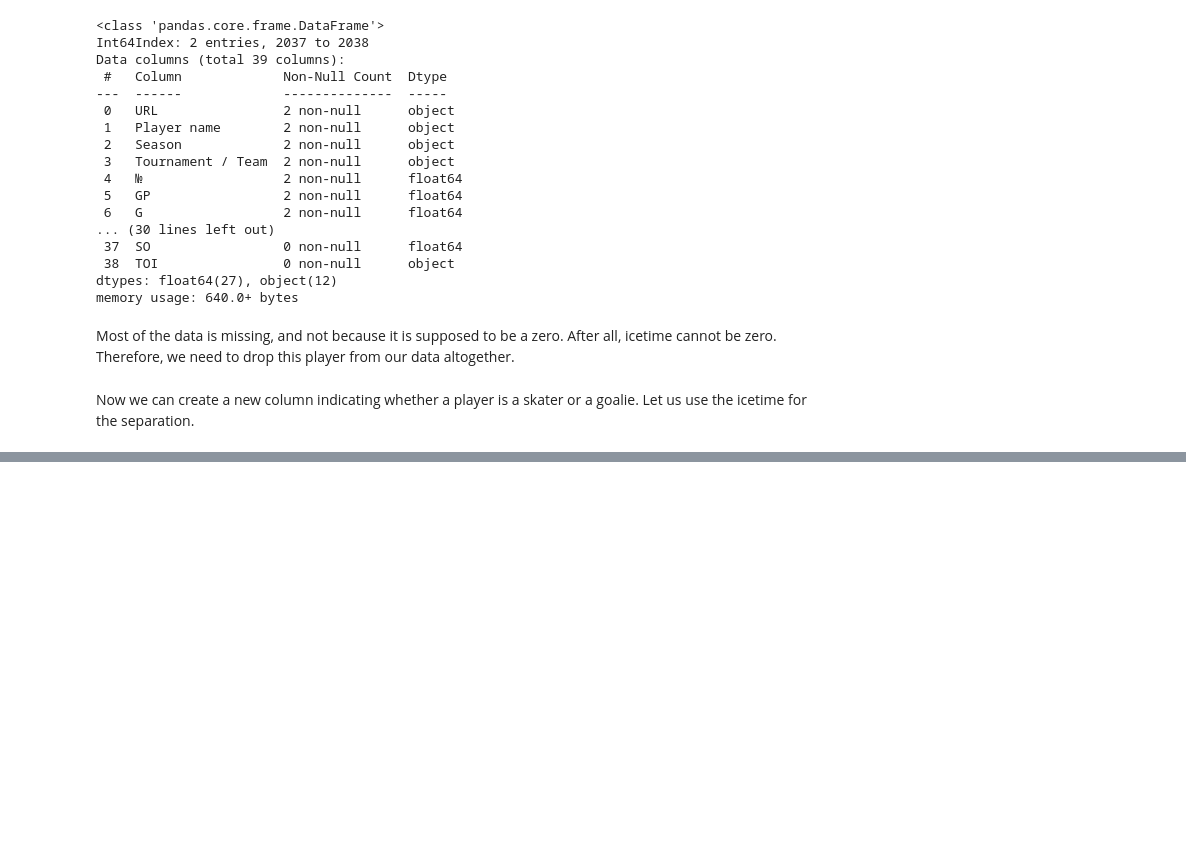
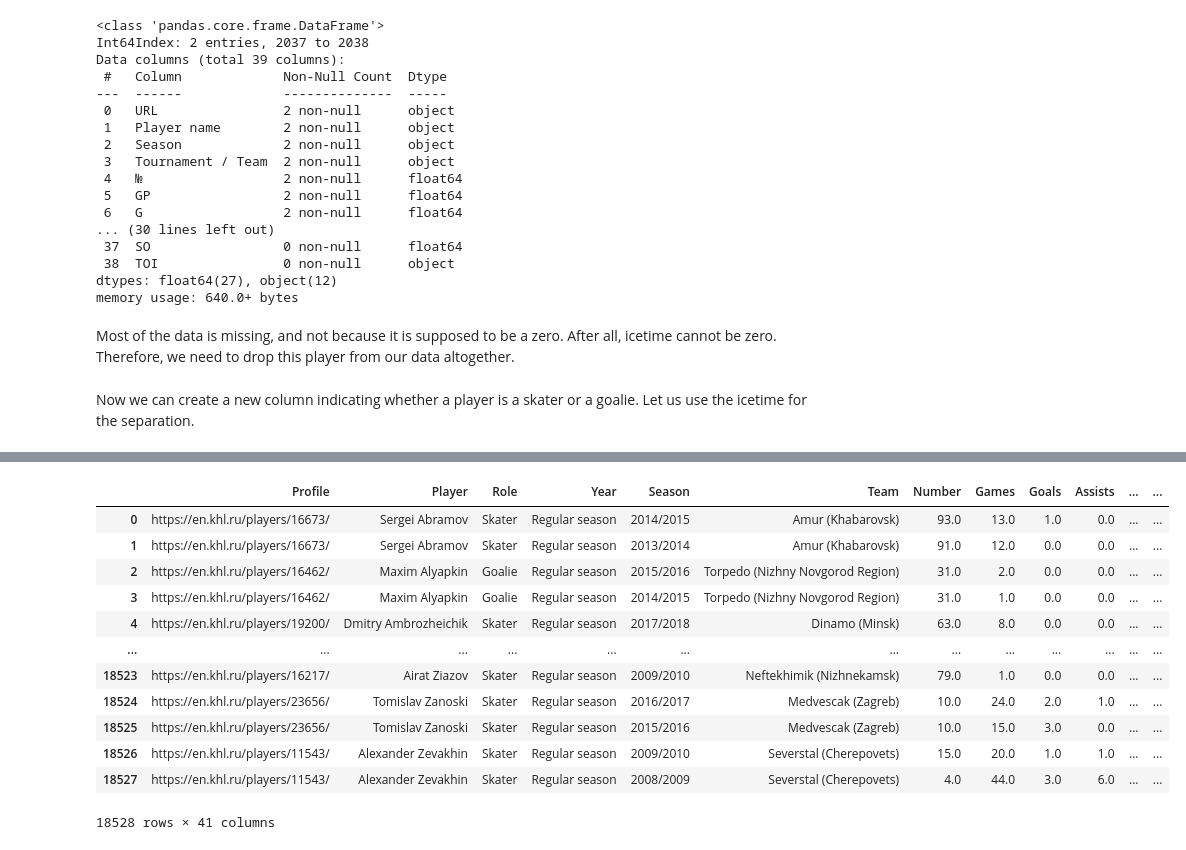
Before and after one commit to Dark-Hobbit/khl, a Jupyter notebook: stage_2/players_processing_season.ipynb, the cells around one changed output, grey strips where cells are left out. Saved outputs shown, nothing was run; the diff lists cells and outputs as text; code cells hidden in the pictures; blank space fills up the shorter version.

```diff
--- a/stage_2/players_processing_season.ipynb
+++ b/stage_2/players_processing_season.ipynb
@@ -14,7 +14,7 @@ This notebook is going to focus on processing the players' season statistics onl
 # Unlike in the Stage 1 notebooks, we are going to create new variables rather than perform the operations in-place here.
 # The reason is that we might need to review the original data during processing.
 
-raw_players_season = pd.read_csv('raw_players_season.csv')
+raw_players_season = pd.read_csv('../raw_data/raw_players_season.csv')
 # %%
 # Does everything seem to be alright with the data?
 
@@ -101,6 +99,12 @@ memory usage: 640.0+ bytes
 # %% [markdown]
 Most of the data is missing, and not because it is supposed to be a zero. After all, icetime cannot be zero. Therefore, we need to drop this player from our data altogether.
 # %%
-player_season = raw_players_season[raw_players_season['URL'] != 'https://en.khl.ru/players/29144/']
+# Once again, we are using the profile link as primary key due to a possibility of matching names.
+
+players_season = raw_players_season[raw_players_season['URL'] != 'https://en.khl.ru/players/29144/']
 # %% [markdown]
 Now we can create a new column indicating whether a player is a skater or a goalie. Let us use the icetime for the separation.
+# %%
+# Total ice time is only tracked for goalies, so skaters are supposed to have it as null.
+
+players_season['Role'] = np.where(players_season['TOI'].isnull(), 'Skater', 'Goalie')
@@ -106,0 +156,49 @@ Now we can create a new column indicating whether a player is a skater or a goal
+# %%
+# Apparently, only the Nadezhda Cup that has run in 2012/2013 and 2013/2014 seasons.
+
+players_season = players_season[~players_season['Season'].isin(['Nadezhda Cup 2012/2013', 'Nadezhda Cup 2013/2014'])]
+
+# We still have players left with no games recorded in the official matches.
+
+players_season = players_season[players_season['GP'] > 0]
+
+# Separating the 'Season' column into the type of season and the years would allow us to more easily sort it.
+
+players_season['Year'] = players_season['Season'].apply(lambda x: x[:-10])
+players_season['Season'] = players_season['Season'].apply(lambda x: x[-9:])
+
+# We should move the 'Role' and 'Year' columns to be after profile link and player name.
+
+columns = players_season.columns
+
+players_season = players_season[[col for col in columns[:2]] + ['Role', 'Year'] + [col for col in columns[2:-2]]]
+
+# The current column names are not very informative, are they?
+
+header = ['Profile', 'Player', 'Role', 'Year', 'Season', 'Team', 'Number', 'Games', 'Goals', 'Assists', 'Points', 'Plus_minus',
+          'Plus', 'Minus', 'Penalties', 'Goals_even', 'Goals_powerplay', 'Goals_shorthanded', 'Goals_overtime',
+          'Game_winning_goals', 'Game_winning_shootouts', 'Shots', 'Shots_percentage', 'Shots_game', 'Faceoffs', 'Faceoffs_won',
+         'Faceoffs_percentage', 'Icetime_game', 'Shifts_game', 'Hits', 'Shots_blocked', 'Penalties_against', 'Wins',
+          'Losses', 'Shootouts', 'Goals_against', 'Saves', 'Saves_percentage', 'Goals_against_average', 'Shutouts', 'Icetime']
+
+players_season.columns = header
+
+# Cleaning up the dataframe.
+
+players_season = players_season.reset_index(drop=True)
+# %%
+players_season
+# %% [output]
+|  | Profile | Player | Role | Year | Season | Team | Number | Games | Goals | Assists | ... | ... |
+| 0 | https://en.khl.ru/players/16673/ | Sergei Abramov | Skater | Regular season | 2014/2015 | Amur (Khabarovsk) | 93.0 | 13.0 | 1.0 | 0.0 | ... | ... |
+| 1 | https://en.khl.ru/players/16673/ | Sergei Abramov | Skater | Regular season | 2013/2014 | Amur (Khabarovsk) | 91.0 | 12.0 | 0.0 | 0.0 | ... | ... |
+| 2 | https://en.khl.ru/players/16462/ | Maxim Alyapkin | Goalie | Regular season | 2015/2016 | Torpedo (Nizhny Novgorod Region) | 31.0 | 2.0 | 0.0 | 0.0 | ... | ... |
+| 3 | https://en.khl.ru/players/16462/ | Maxim Alyapkin | Goalie | Regular season | 2014/2015 | Torpedo (Nizhny Novgorod Region) | 31.0 | 1.0 | 0.0 | 0.0 | ... | ... |
+| 4 | https://en.khl.ru/players/19200/ | Dmitry Ambrozheichik | Skater | Regular season | 2017/2018 | Dinamo (Minsk) | 63.0 | 8.0 | 0.0 | 0.0 | ... | ... |
+| ... | ... | ... | ... | ... | ... | ... | ... | ... | ... | ... | ... | ... |
+| 18523 | https://en.khl.ru/players/16217/ | Airat Ziazov | Skater | Regular season | 2009/2010 | Neftekhimik (Nizhnekamsk) | 79.0 | 1.0 | 0.0 | 0.0 | ... | ... |
+| 18524 | https://en.khl.ru/players/23656/ | Tomislav Zanoski | Skater | Regular season | 2016/2017 | Medvescak (Zagreb) | 10.0 | 24.0 | 2.0 | 1.0 | ... | ... |
+| 18525 | https://en.khl.ru/players/23656/ | Tomislav Zanoski | Skater | Regular season | 2015/2016 | Medvescak (Zagreb) | 10.0 | 15.0 | 3.0 | 0.0 | ... | ... |
+| 18526 | https://en.khl.ru/players/11543/ | Alexander Zevakhin | Skater | Regular season | 2009/2010 | Severstal (Cherepovets) | 15.0 | 20.0 | 1.0 | 1.0 | ... | ... |
+| 18527 | https://en.khl.ru/players/11543/ | Alexander Zevakhin | Skater | Regular season | 2008/2009 | Severstal (Cherepovets) | 4.0 | 44.0 | 3.0 | 6.0 | ... | ... |
+18528 rows × 41 columns
```
Also changed, not shown: parts of 17 cells of this notebook, 2 other files.
